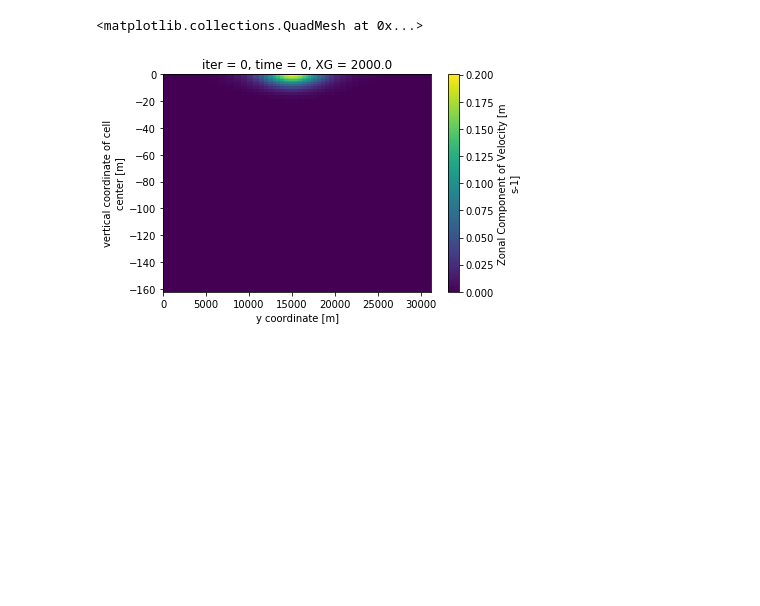
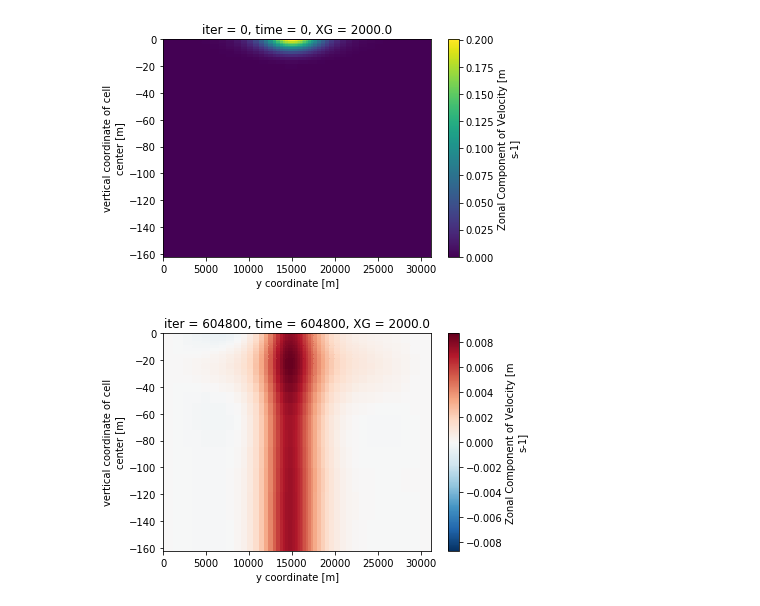
Before and after one commit to liqun1981/front_SODA_lowres, a Jupyter notebook: notebooks/plot_model_output.ipynb, the cells around one changed output. Cells and saved outputs as stored; diff of their text form; code cells hidden in the pictures; blank space fills up the shorter version.

```diff
--- a/notebooks/plot_model_output.ipynb
+++ b/notebooks/plot_model_output.ipynb
@@ -45,7 +64,11 @@ Ssurf0.plot()
 # %%
-# Plot along front velocity
-Ssurf0 = ds0.U.isel(XG = 10)
-Ssurf0.plot()
+# Plot Initial along front velocity
+ds0.U.isel(XG = 10).plot()
+plt.show()
+
+# Plot Final along front velocity
+dsN.U.isel(XG = 10).plot()
+plt.show()
 # %% [output]
-<matplotlib.collections.QuadMesh at 0x...>
 [figure]
+[figure, added]
```
Also changed, not shown: parts of 10 cells of this notebook.
